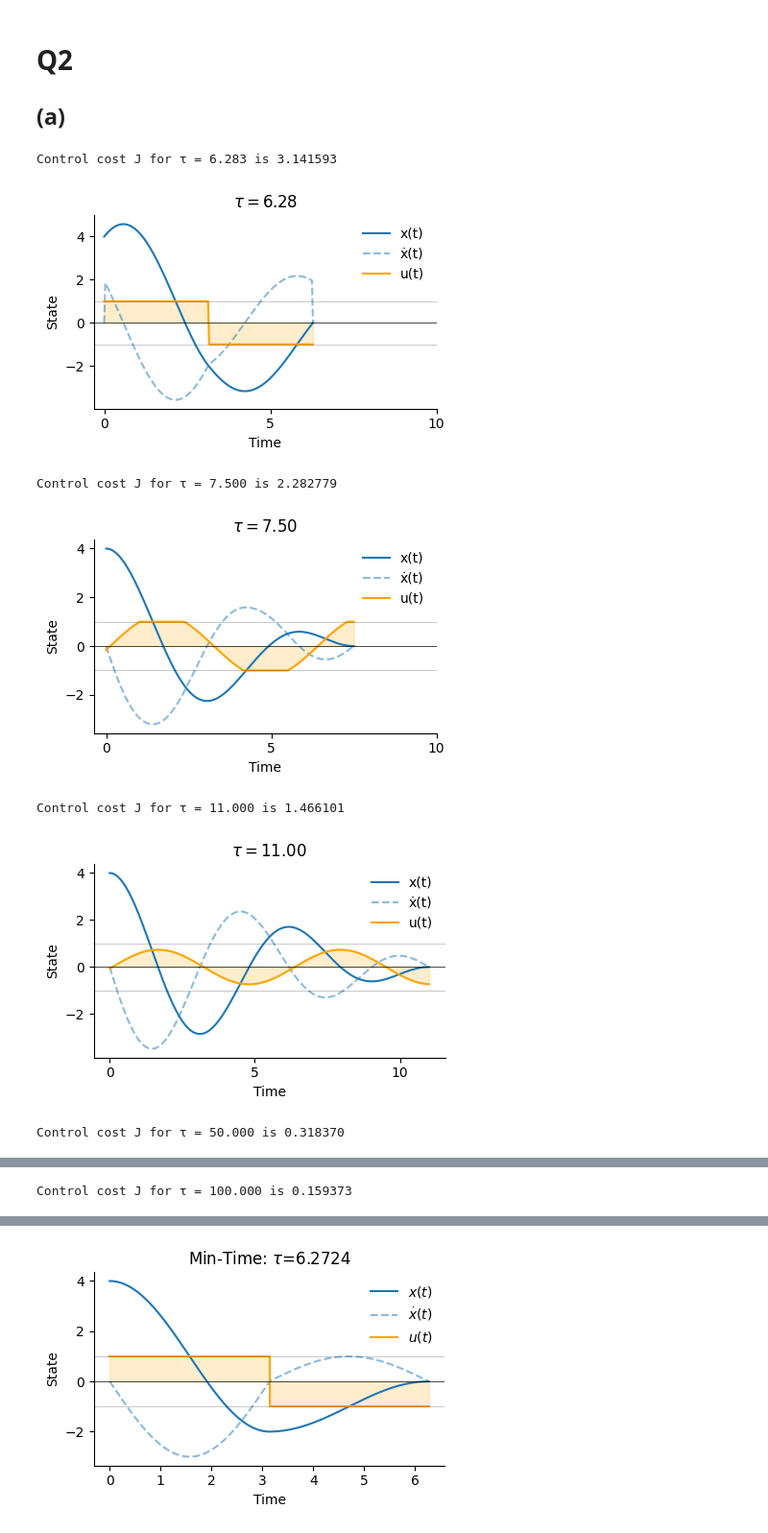
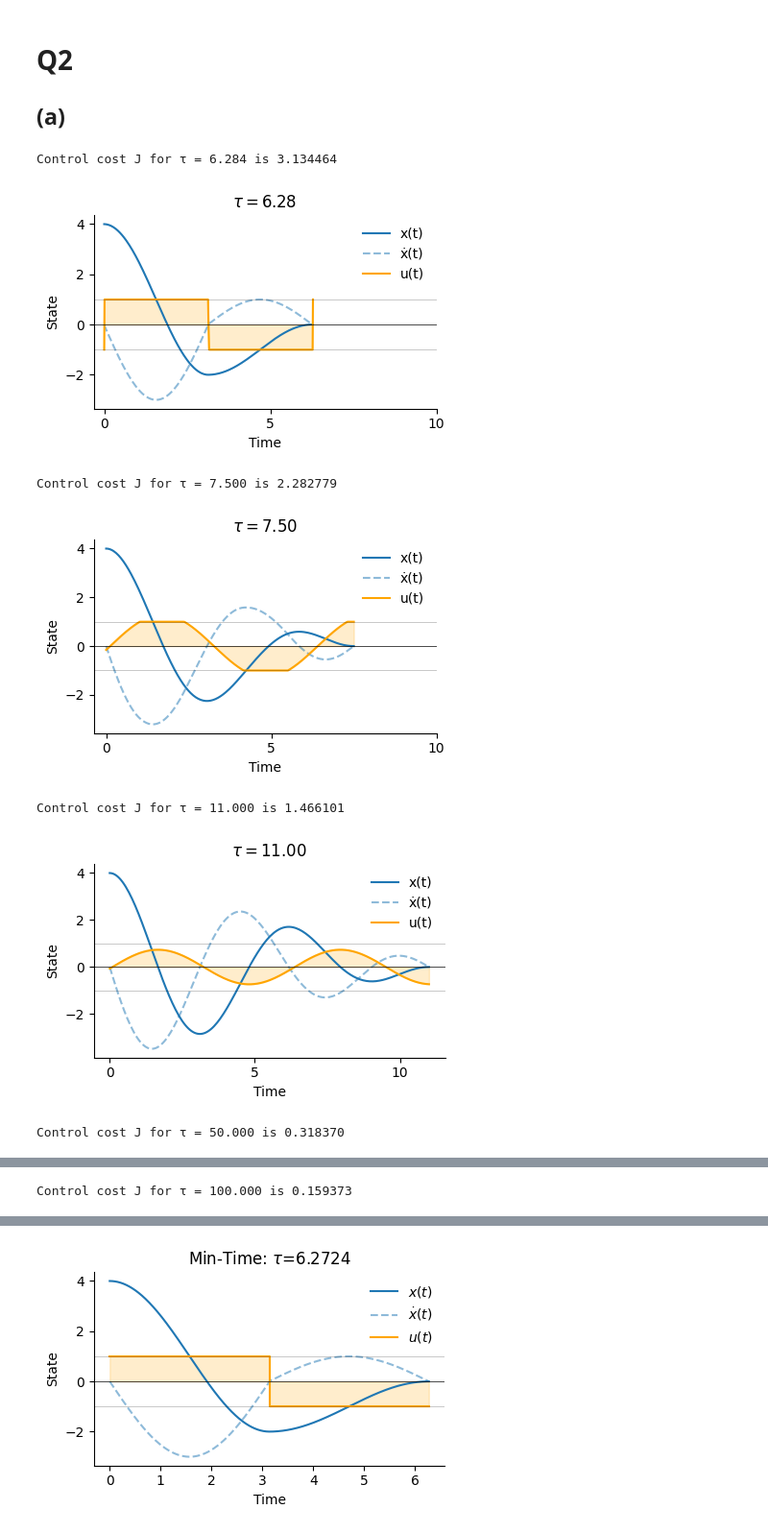
Before and after one commit to Ham0osh/phys_445, a Jupyter notebook: PHYS 887/A2.ipynb, the cells around one changed output, grey strips where cells are left out. Shown at 96% size. Cells and saved outputs as stored; diff of their text form; code cells hidden in the pictures.

```diff
--- a/PHYS 887/A2.ipynb
+++ b/PHYS 887/A2.ipynb
@@ -59,13 +59,6 @@ for tau in taus:
     x1, x2, l1, l2 = sol.y
     u = -l2
 
-    # Save solution for use in Q5
-    if tau == 11:
-        x1_feedforwards = x1
-        x2_feedforwards = x2
-        u_feedforwards = u
-        t_vals_feedforwards = t_vals
-
     # Plotting
     fig, ax = plt.subplots(1, 1, figsize=np.array([3.3, 2.2])*1.35)
     ax.plot(t_vals, x1, label='x(t)', color='C0')
@@ -218,7 +211,7 @@ def solve_constrained_bvp(tau):
     sol = solve_bvp(constrained_dynamics, boundary_cond, t, y_guess)
     return sol
 
-taus = [2 * np.pi, 7.5, 11, 50, 100]
+taus = [2 * np.pi + 0.001, 7.5, 11, 50, 100]
 J_arr = []
 for tau in taus:
     sol = solve_constrained_bvp(tau)
@@ -236,36 +229,39 @@ for tau in taus:
     ax.plot(t_vals, x2, label='ẋ(t)', color='C0', linestyle='--', alpha=0.5)
     ax.plot(t_vals, u, color='orange', label='u(t)')
     ax.fill_between(t_vals, u, 0, color='orange', alpha=0.2)
+    # ax.plot(t_vals, l2, label='l2', color='C2')
 
     ax.axhline(0, color='k', lw=0.5)
     ax.axhline(1, color='k', lw=0.5, alpha=0.3)
     ax.axhline(-1, color='k', lw=0.5, alpha=0.3)
 
     ax.set(xlabel='Time', ylabel='State', title=r'$\tau = $' + f'{tau:.2f}',
            xticks=[0, 5, 10],)
     hp.despine(ax)
     plt.legend(framealpha=0)
     plt.tight_layout()
     plt.savefig(f'plots/q2_a_tau_{tau:.2f}.pdf', bbox_inches='tight')
     plt.savefig(f'plots/q2_a_tau_{tau:.2f}.png', bbox_inches='tight')
     plt.show()
 
 
 # plot J relationship
 fig, ax = plt.subplots(1, 1, figsize=np.array([2.8, 2.2])*1.35)
 ax.plot(taus, J_arr, marker='.', color='C3')
 ax.set(xlabel=r'$\tau$', ylabel=r'$J(\tau)$')
 ax.set_xscale('log')
 ax.set_yscale('log')
 hp.despine(ax)
 
 plt.tight_layout()
 plt.savefig(f'plots/q2_b.pdf', bbox_inches='tight')
 plt.savefig(f'plots/q2_b.png', bbox_inches='tight')
 plt.show()
+
+# todo: plot l2
 # %% [output]
-Control cost J for τ = 6.283 is 3.141593
+Control cost J for τ = 6.284 is 3.134464
-[figure, old version]
+[figure, new version]
 Control cost J for τ = 7.500 is 2.282779
 [figure]
 Control cost J for τ = 11.000 is 1.466101
```
Also changed, not shown: parts of 4 cells of this notebook, 23 other files.
